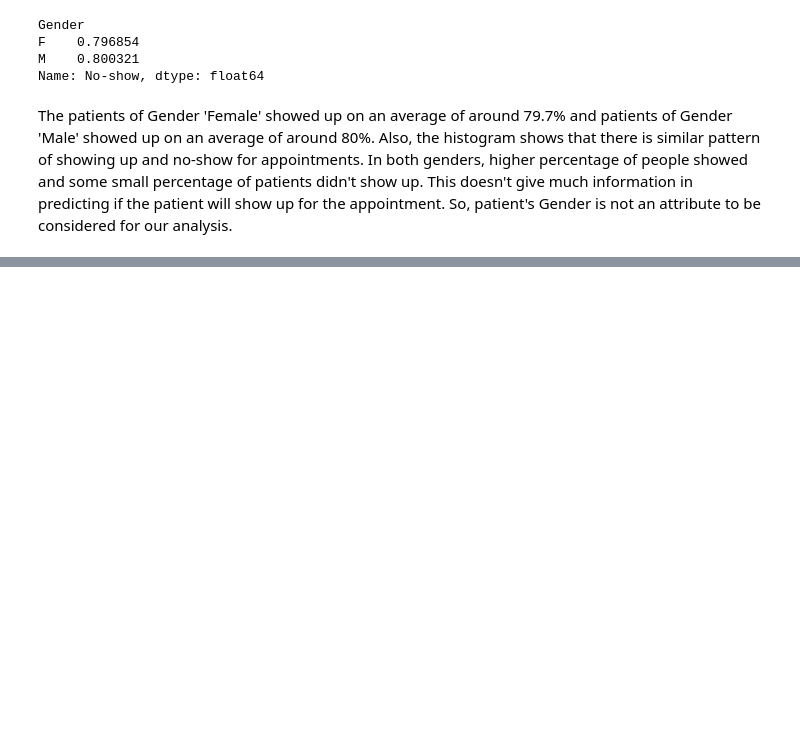
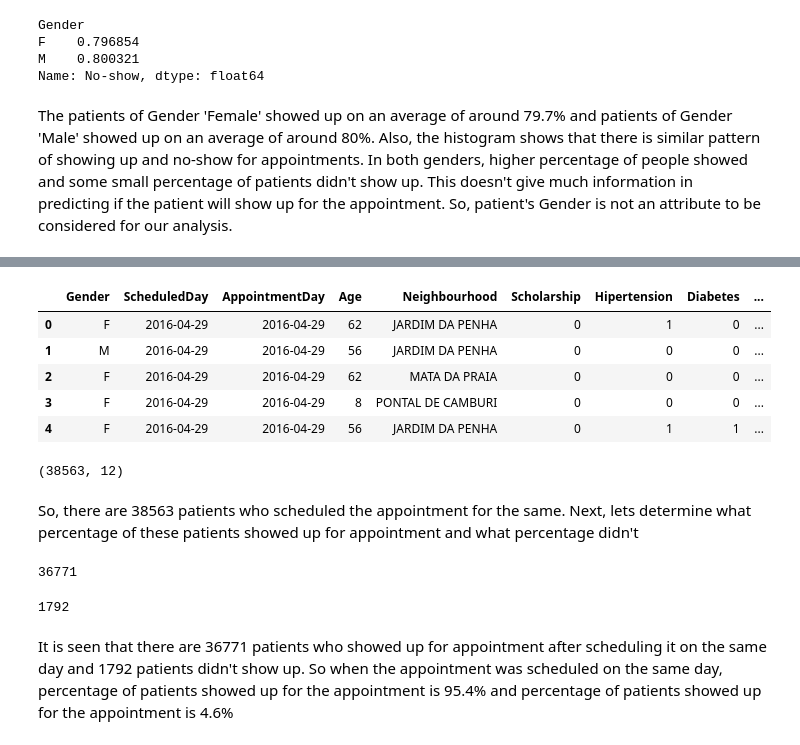
Before and after one commit to Kirthi-Raman/Appointment_NoShow, a Jupyter notebook: NoShow_Appointment.ipynb, the cells around one changed output, grey strips where cells are left out. Cells and saved outputs as stored; diff of their text form; code cells hidden in the pictures; blank space fills up the shorter version.

```diff
--- a/NoShow_Appointment.ipynb
+++ b/NoShow_Appointment.ipynb
@@ -262,0 +285,31 @@ The patients of Gender 'Female' showed up on an average of around 79.7% and pati
+# %%
+# Compare the values of 'ScheduledDay' and 'AppointmentDay' column for each patient and inspect the 'No-show' value
+# when both days are same vs when both days are different
+df_match = df_altered[df_altered['ScheduledDay'] == df_altered['AppointmentDay']]
+df_mismatch = df_altered[df_altered['ScheduledDay'] != df_altered['AppointmentDay']]
+df_match.head()
+# %% [output]
+|  | Gender | ScheduledDay | AppointmentDay | Age | Neighbourhood | Scholarship | Hipertension | Diabetes | ... |
+| 0 | F | 2016-04-29 | 2016-04-29 | 62 | JARDIM DA PENHA | 0 | 1 | 0 | ... |
+| 1 | M | 2016-04-29 | 2016-04-29 | 56 | JARDIM DA PENHA | 0 | 0 | 0 | ... |
+| 2 | F | 2016-04-29 | 2016-04-29 | 62 | MATA DA PRAIA | 0 | 0 | 0 | ... |
+| 3 | F | 2016-04-29 | 2016-04-29 | 8 | PONTAL DE CAMBURI | 0 | 0 | 0 | ... |
+| 4 | F | 2016-04-29 | 2016-04-29 | 56 | JARDIM DA PENHA | 0 | 1 | 1 | ... |
+# %%
+df_match.shape
+# %% [output]
+(38563, 12)
+# %% [markdown]
+So, there are 38563 patients who scheduled the appointment for the same. Next, lets determine what percentage of these patients showed up for appointment and what percentage didn't
+# %%
+# Determine the number of patients who showed up for appointment
+sum(df_match['No-show']==1)
+# %% [output]
+36771
+# %%
+# Determine the number of patients who didn't show up for appointment
+sum(df_match['No-show']==0)
+# %% [output]
+1792
+# %% [markdown]
+It is seen that there are 36771 patients who showed up for appointment after scheduling it on the same day and 1792 patients didn't show up. So when the appointment was scheduled on the same day, percentage of patients showed up for the appointment is 95.4% and percentage of patients showed up for the appointment is 4.6%
```
Also changed, not shown: parts of 3 cells of this notebook.
